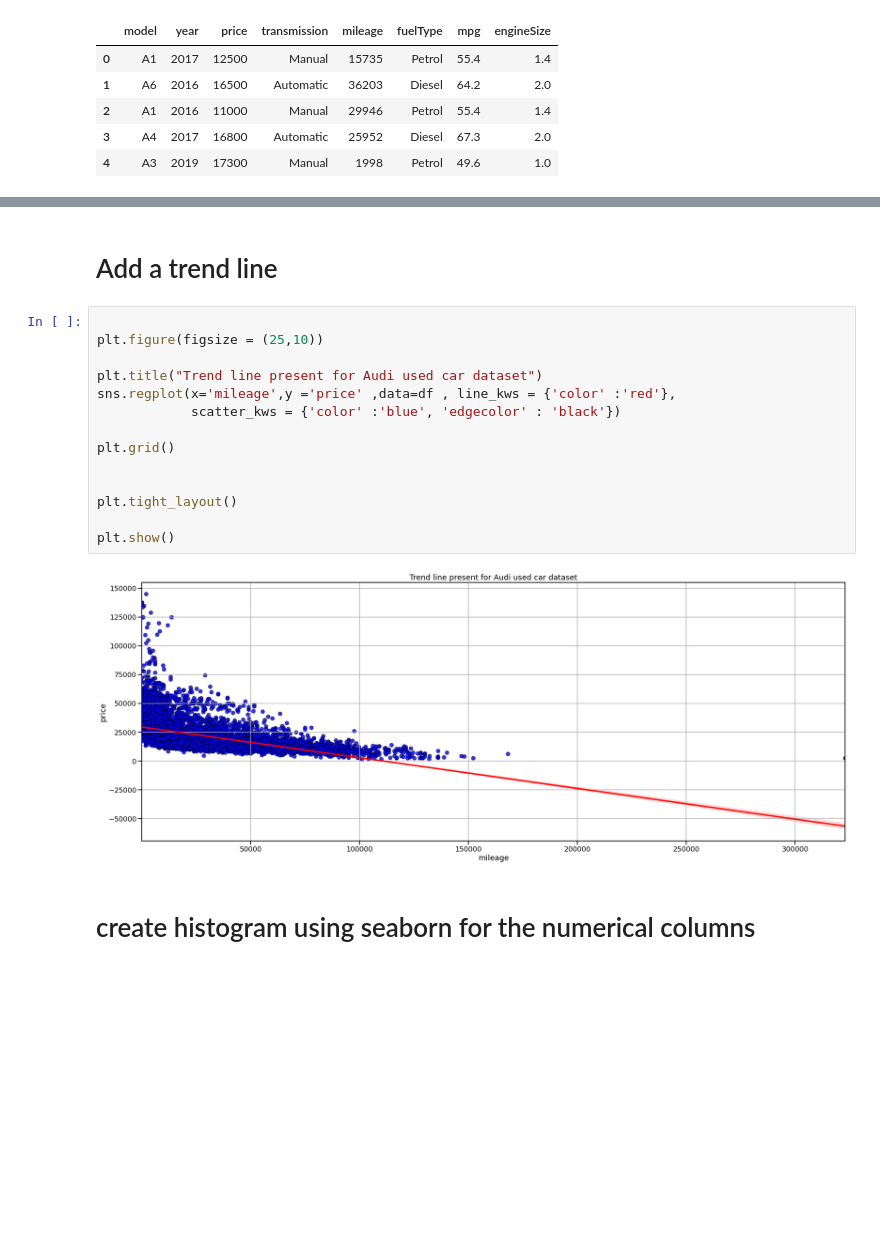
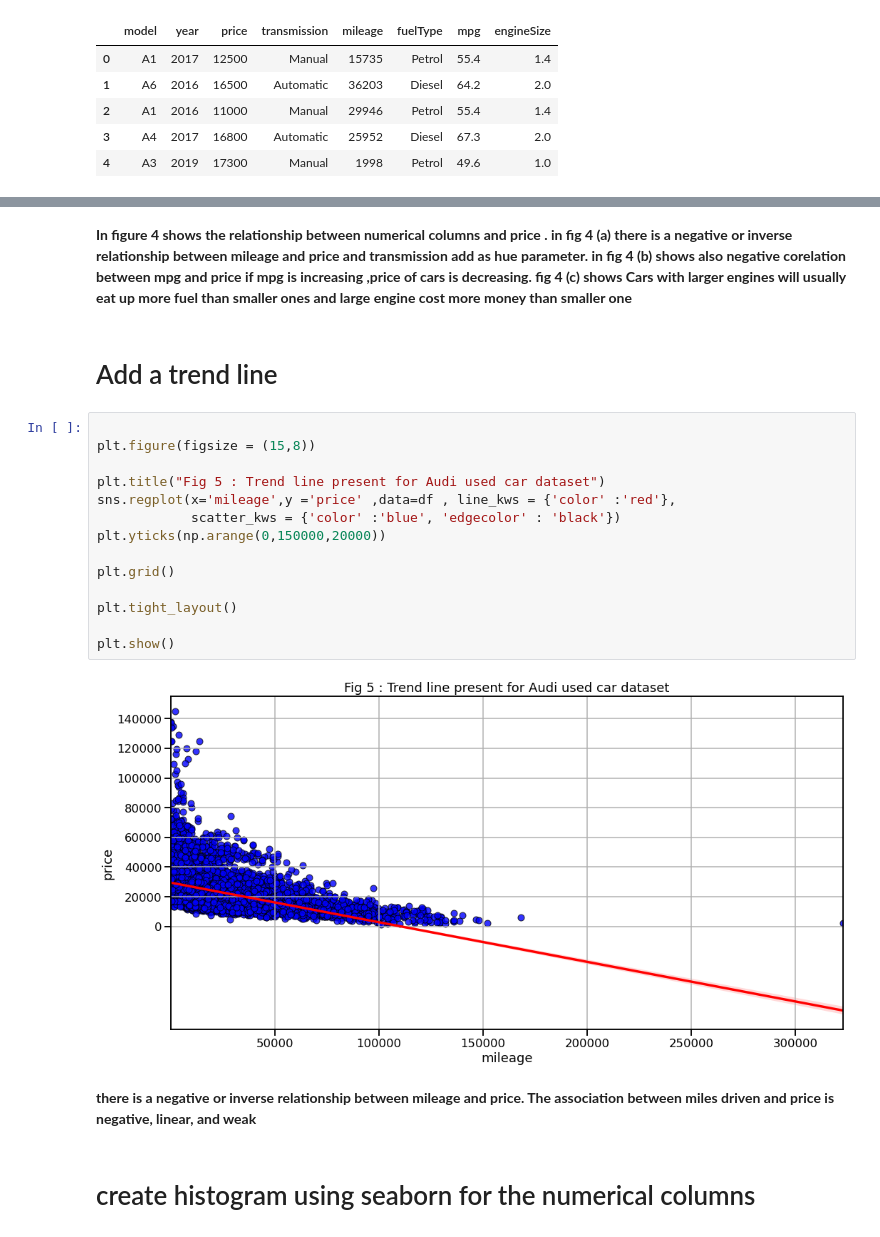
Before and after one commit to Israt055/audi_used_car_analysis-, a Jupyter notebook: audi_used_car_EDA.ipynb, the cells around one changed output, grey strips where cells are left out. Saved outputs shown, nothing was run; the diff lists cells and outputs as text; blank space fills up the shorter version.

```diff
--- a/audi_used_car_EDA.ipynb
+++ b/audi_used_car_EDA.ipynb
@@ -397,21 +477,28 @@ plt.show()
+# %% [markdown]
+**In figure 4 shows the relationship between numerical columns and price .
+in fig 4 (a) there is a negative or inverse relationship between mileage and price and transmission add as hue parameter.
+in fig 4 (b) shows also negative corelation between mpg and price if mpg is increasing ,price of cars is decreasing.
+fig 4 (c) shows Cars with larger engines will usually eat up more fuel than smaller ones and large engine cost more money than smaller one**
 # %% [markdown]
 # Add a trend line
 # %%
 
-plt.figure(figsize = (25,10))
+plt.figure(figsize = (15,8))
 
-plt.title("Trend line present for Audi used car dataset")
+plt.title("Fig 5 : Trend line present for Audi used car dataset")
 sns.regplot(x='mileage',y ='price' ,data=df , line_kws = {'color' :'red'},
             scatter_kws = {'color' :'blue', 'edgecolor' : 'black'})
+plt.yticks(np.arange(0,150000,20000))
 
 plt.grid()
-
 
 plt.tight_layout()
 
 plt.show()
 # %% [output]
-[figure, old version]
+[figure, new version]
+# %% [markdown]
+**there is a negative or inverse relationship between mileage and price. The association between miles driven and price is negative, linear, and weak**
 # %% [markdown]
 # create histogram using seaborn for the numerical columns
 # %%
```
Also changed, not shown: parts of 30 cells of this notebook.
